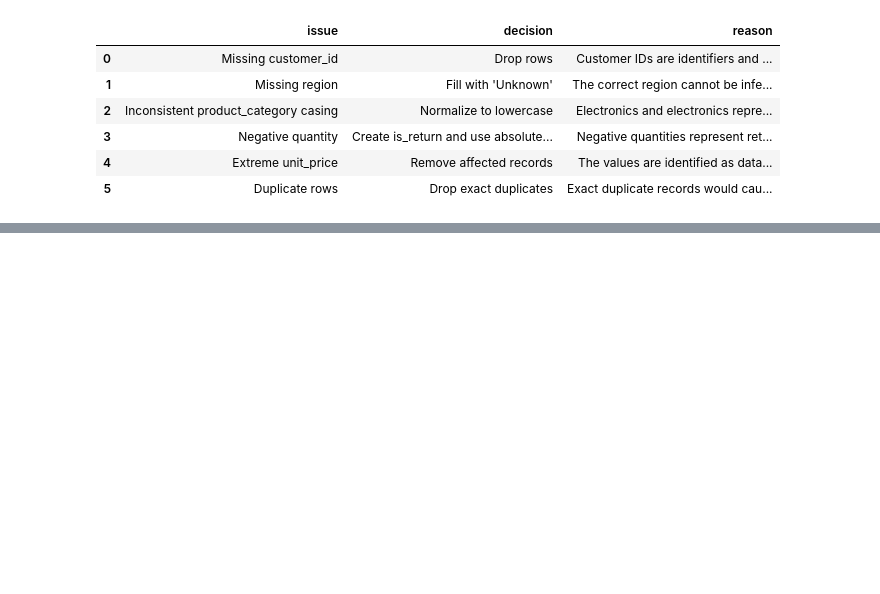
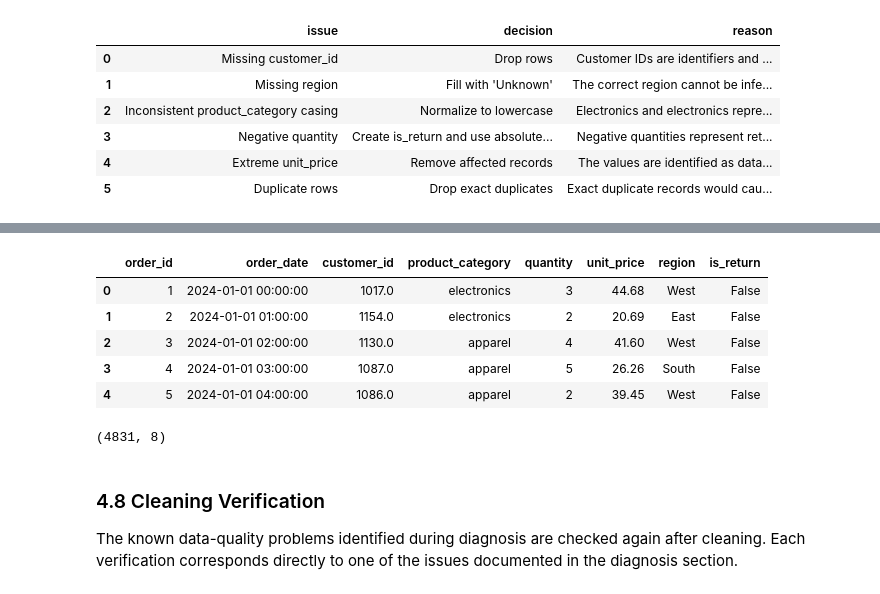
Before and after one commit to Muhammad-Subhan456/ArhamSoft_Internee_Updates, a Jupyter notebook: week5_20th_august_2026_Thursday/week5_thursday_eda.ipynb, the cells around one changed output, grey strips where cells are left out. Saved outputs shown, nothing was run; the diff lists cells and outputs as text; code cells hidden in the pictures; blank space fills up the shorter version.

```diff
--- a/week5_20th_august_2026_Thursday/week5_thursday_eda.ipynb
+++ b/week5_20th_august_2026_Thursday/week5_thursday_eda.ipynb
@@ -486,0 +677,17 @@ cleaning_decisions.style.set_properties(
+# %%
+cleaned_orders.head()
+# %% [output]
+|  | order_id | order_date | customer_id | product_category | quantity | unit_price | region | is_return |
+| 0 | 1 | 2024-01-01 00:00:00 | 1017.0 | electronics | 3 | 44.68 | West | False |
+| 1 | 2 | 2024-01-01 01:00:00 | 1154.0 | electronics | 2 | 20.69 | East | False |
+| 2 | 3 | 2024-01-01 02:00:00 | 1130.0 | apparel | 4 | 41.60 | West | False |
+| 3 | 4 | 2024-01-01 03:00:00 | 1087.0 | apparel | 5 | 26.26 | South | False |
+| 4 | 5 | 2024-01-01 04:00:00 | 1086.0 | apparel | 2 | 39.45 | West | False |
+# %%
+cleaned_orders.shape
+# %% [output]
+(4831, 8)
+# %% [markdown]
+### 4.8 Cleaning Verification
+
+The known data-quality problems identified during diagnosis are checked again after cleaning. Each verification corresponds directly to one of the issues documented in the diagnosis section.
```
Also changed, not shown: parts of 41 cells of this notebook.
